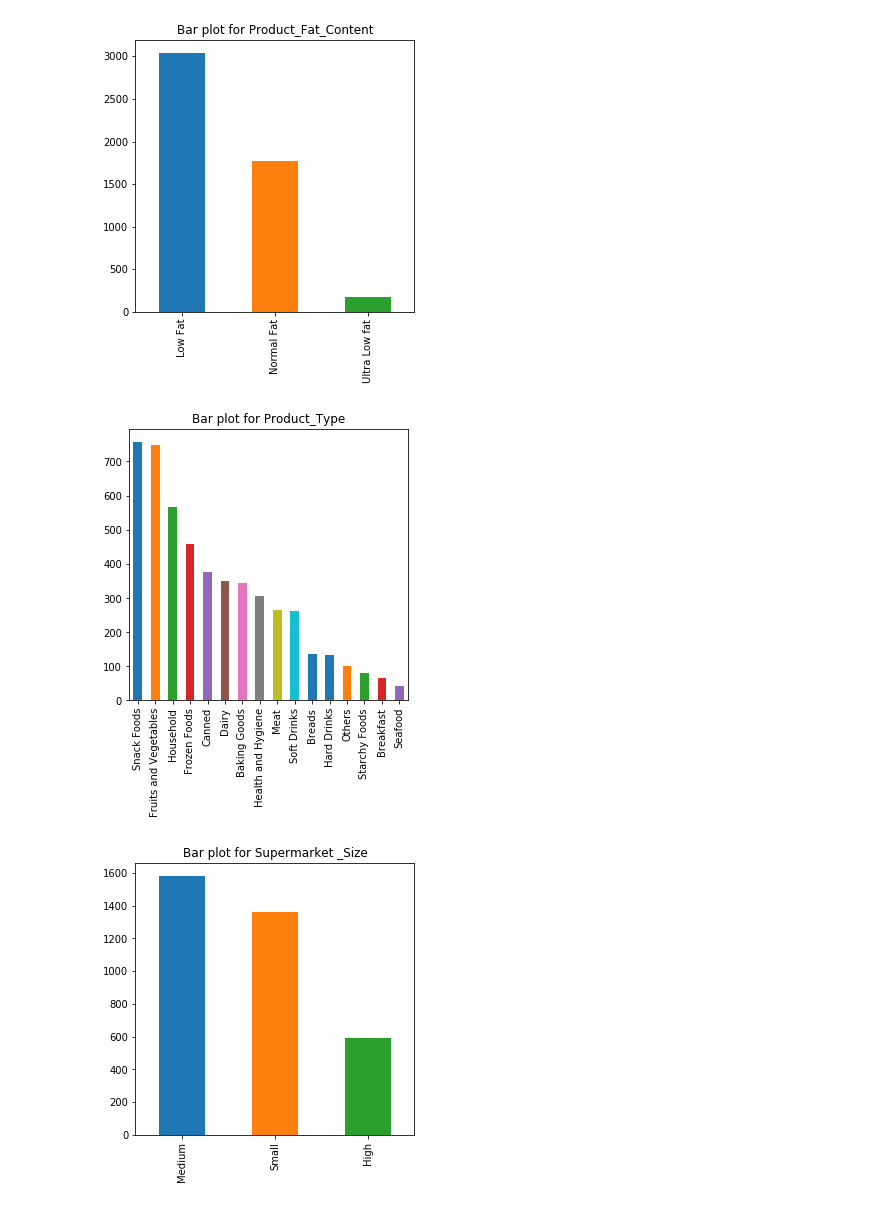
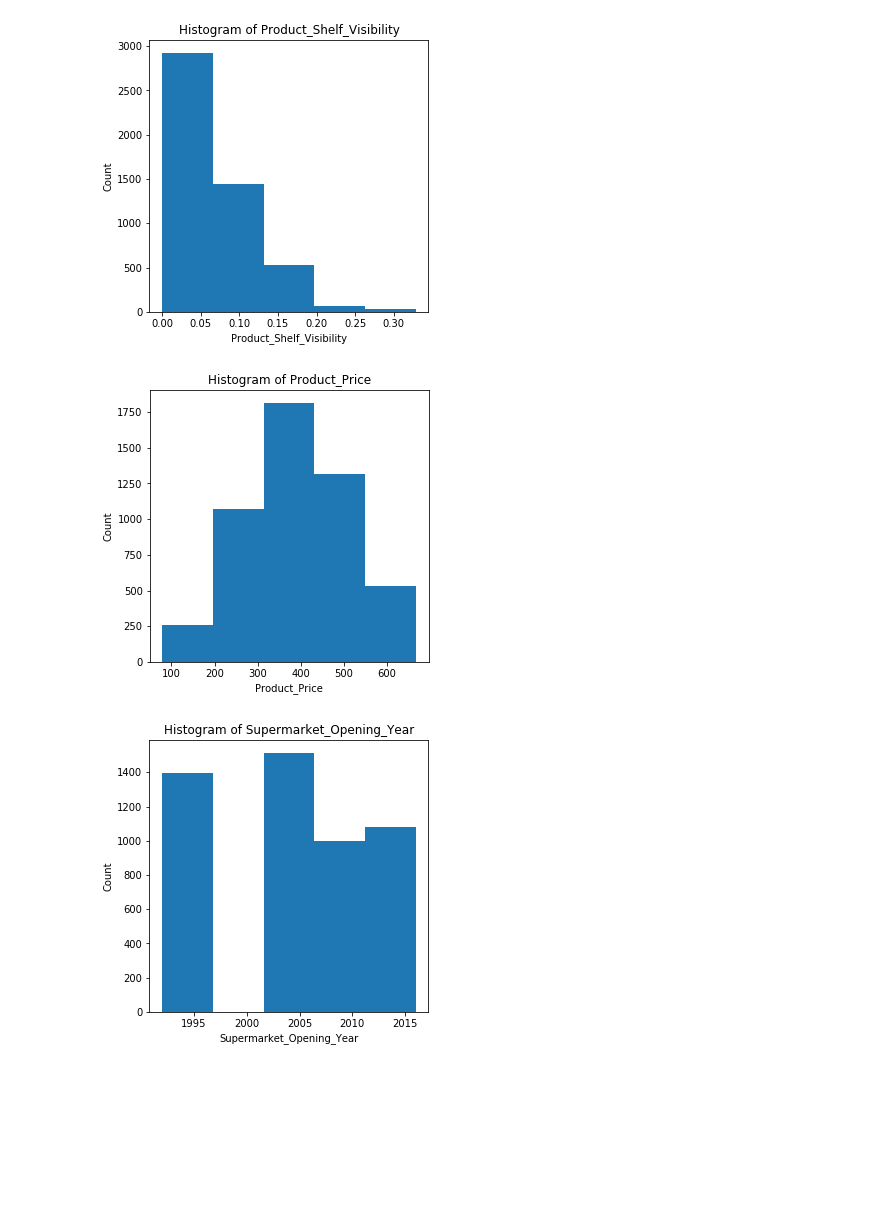
Before and after one commit to risenW/datasist, a Jupyter notebook: visualz/visualz/test.ipynb, the cells around one changed output. Drawn from its saved outputs; the diff is of its cells as text; code cells hidden in the pictures; blank space fills up the shorter version.

Commit message:
Add hist_num_feats function for ploting the histogram of numerical features

```diff
--- a/visualz/visualz/test.ipynb
+++ b/visualz/visualz/test.ipynb
@@ -23,8 +23,8 @@ cat_cols = ['Product_Fat_Content','Product_Type',
 num_cols = [ 'Product_Shelf_Visibility',
             'Product_Price', 'Supermarket_Opening_Year', 'Product_Supermarket_Sales']
 # %%
-structdata.bar_cat_feats(newdata, cat_cols, save_fig=True)
+structdata.hist_num_feats(newdata, num_cols, save_fig=True)
 # %% [output]
-[figure, old version]
+[figure, new version]
-[figure, old version]
+[figure, new version]
-[figure, old version]
+[figure, new version]
```
Also changed, not shown: parts of 1 cell of this notebook, 1 other file.
